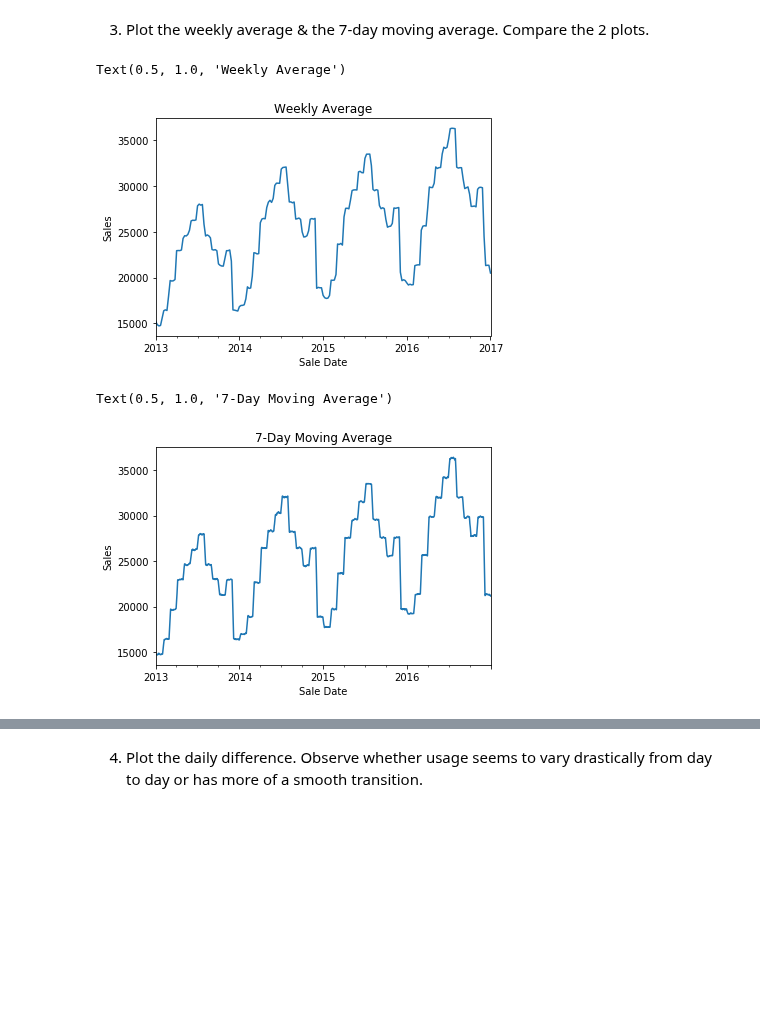
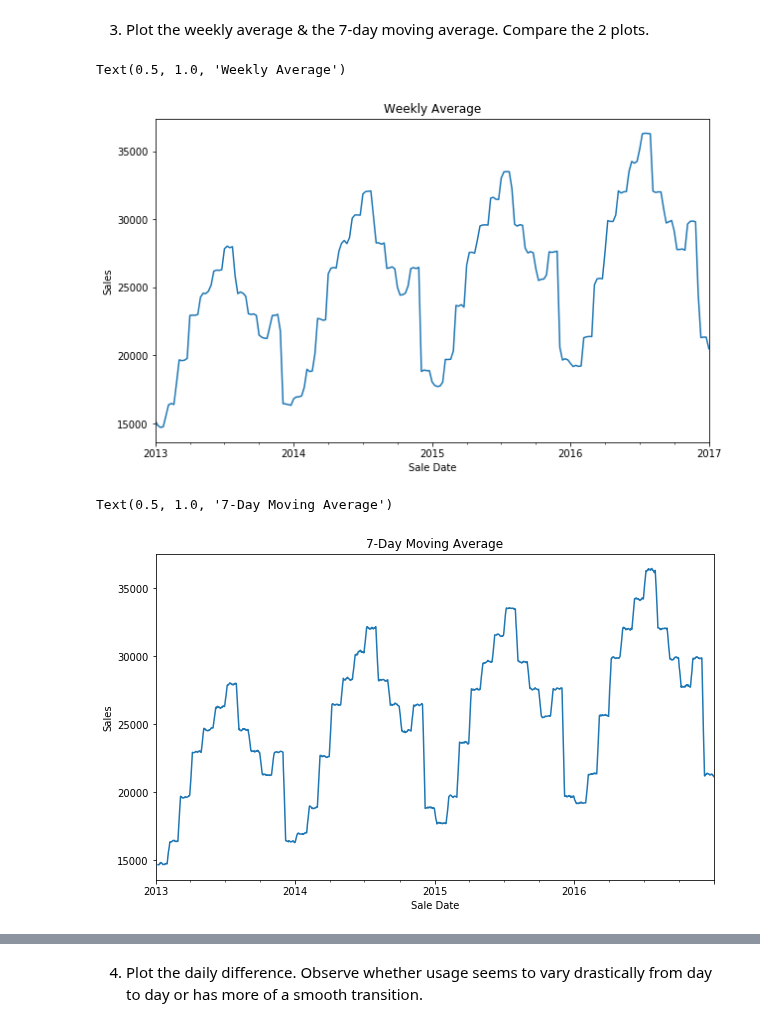
Before and after one commit to cari-holmes/ds-methodologies-exercises, a Jupyter notebook: time_series/explore.ipynb, the cells around one changed output, grey strips where cells are left out. Saved outputs shown, nothing was run; the diff lists cells and outputs as text; code cells hidden in the pictures; blank space fills up the shorter version.

```diff
--- a/time_series/explore.ipynb
+++ b/time_series/explore.ipynb
@@ -84,20 +106,22 @@ Text(0.5, 1.0, 'Train and Test')
 train = df[:'2016'].sale_amount.resample('D').agg('sum')
 # reset index to avoid combing two different ways to do this. Pick one
 # %%
+plt.figure(figsize=(10,6))
 train.resample("W").mean().plot()
 
 plt.xlabel("Sale Date")
 plt.ylabel("Sales")
 plt.title("Weekly Average")
 # %% [output]
 Text(0.5, 1.0, 'Weekly Average')
-[figure, old version]
+[figure, new version]
 # %%
+plt.figure(figsize=(10,6))
 train.rolling(7).mean().plot()
 plt.xlabel("Sale Date")
 plt.ylabel("Sales")
 plt.title("7-Day Moving Average")
 # %% [output]
 Text(0.5, 1.0, '7-Day Moving Average')
-[figure, old version]
+[figure, new version]
 # %%
```
Also changed, not shown: parts of 25 cells of this notebook.
